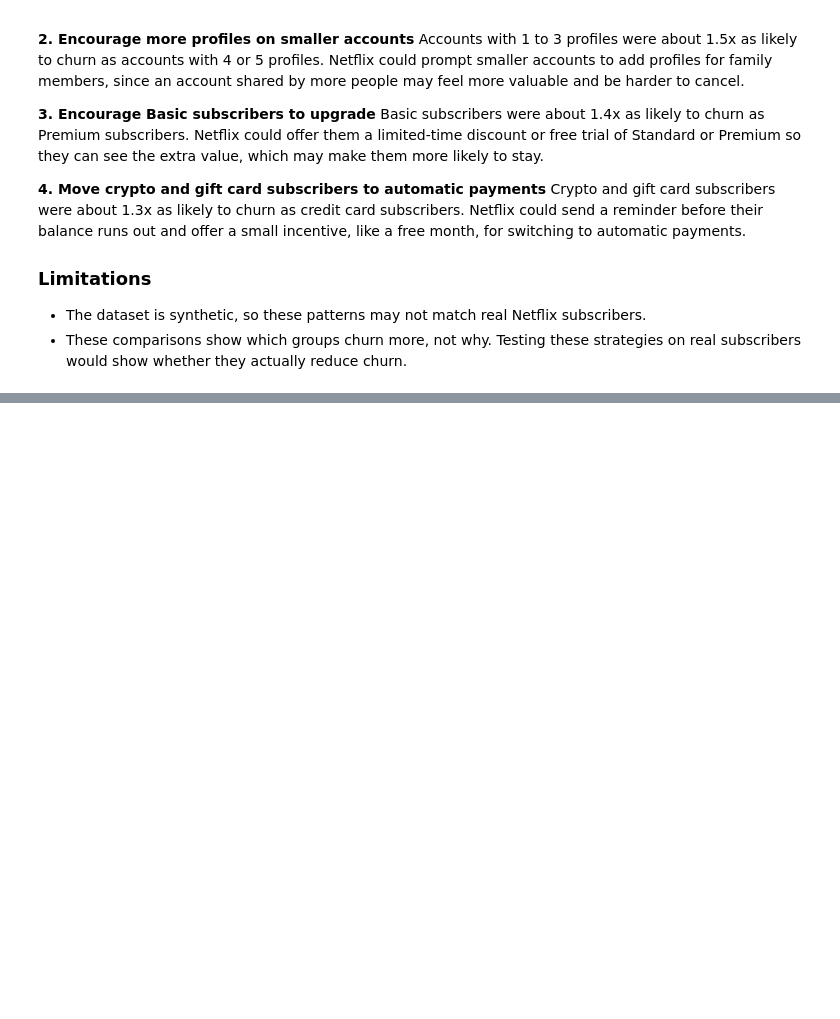
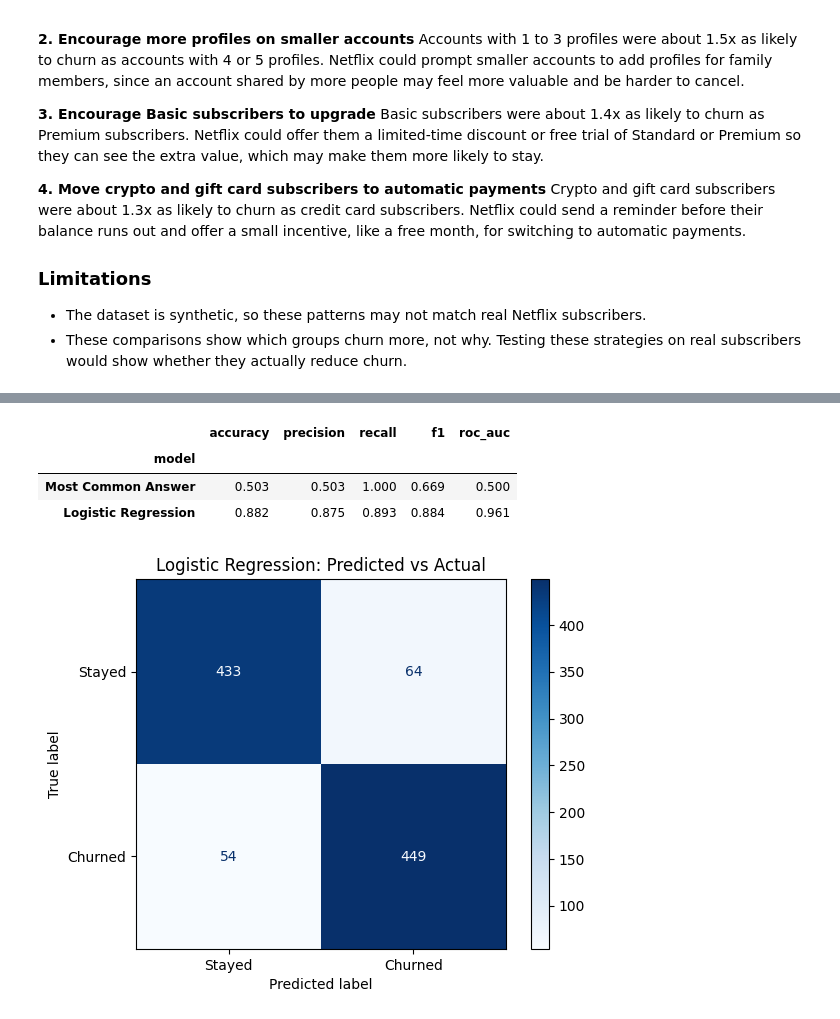
Before and after one commit to CS122-04-FA26/netflix-churn-analysis, a Jupyter notebook: notebooks/netflix_churn_analysis.ipynb, the cells around one changed output, grey strips where cells are left out. Cells and saved outputs as stored; diff of their text form; code cells hidden in the pictures; blank space fills up the shorter version.

Commit message:
Add baseline Logistic Regression churn model

```diff
--- a/notebooks/netflix_churn_analysis.ipynb
+++ b/notebooks/netflix_churn_analysis.ipynb
@@ -534,0 +595,10 @@ Crypto and gift card subscribers were about 1.3x as likely to churn as credit ca
+# %%
+# Split into 80% training data and 20% test data
+X_train, X_test, y_train, y_test = train_test_split(
+    X, y, test_size=0.2, stratify=y, random_state=42
+)
+
+print("Training set:", X_train.shape[0], "subscribers")
+print("Test set:", X_test.shape[0], "subscribers")
+print("\nChurn rate in training set:", round(y_train.mean() * 100, 1), "%")
+print("Churn rate in test set:", round(y_test.mean() * 100, 1), "%")
@@ -534,0 +615,12 @@ Crypto and gift card subscribers were about 1.3x as likely to churn as credit ca
+# %%
+dummy_model = DummyClassifier(strategy="most_frequent")
+dummy_model.fit(X_train, y_train)
+
+# Logistic Regression
+log_reg_model = Pipeline([
+    ("preprocess", preprocess),
+    ("model", LogisticRegression(max_iter=1000)),
+])
+log_reg_model.fit(X_train, y_train)
+
+print("Models trained")
@@ -534,0 +639,35 @@ Crypto and gift card subscribers were about 1.3x as likely to churn as credit ca
+# %%
+results = []
+
+def evaluate(name, model):
+    """Score a trained model on the test set and add its scores to results"""
+    predictions = model.predict(X_test)
+    churn_probabilities = model.predict_proba(X_test)[:, 1]
+    results.append({
+        "model": name,
+        "accuracy": accuracy_score(y_test, predictions),
+        "precision": precision_score(y_test, predictions, zero_division=0),
+        "recall": recall_score(y_test, predictions),
+        "f1": f1_score(y_test, predictions),
+        "roc_auc": roc_auc_score(y_test, churn_probabilities),
+    })
+
+evaluate("Most Common Answer", dummy_model)
+evaluate("Logistic Regression", log_reg_model)
+
+# Show the scores for each model
+pd.DataFrame(results).set_index("model").round(3)
+# %% [output]
+|  | accuracy | precision | recall | f1 | roc_auc |
+| model |  |  |  |  |  |
+| Most Common Answer | 0.503 | 0.503 | 1.000 | 0.669 | 0.500 |
+| Logistic Regression | 0.882 | 0.875 | 0.893 | 0.884 | 0.961 |
+# %%
+# Show how many test subscribers were predicted correctly and incorrectly
+ConfusionMatrixDisplay.from_estimator(
+    log_reg_model, X_test, y_test, display_labels=["Stayed", "Churned"], cmap="Blues"
+)
+plt.title("Logistic Regression: Predicted vs Actual")
+plt.show()
+# %% [output]
+[figure, added]
```
Also changed, not shown: parts of 16 cells of this notebook, 1 other file.
